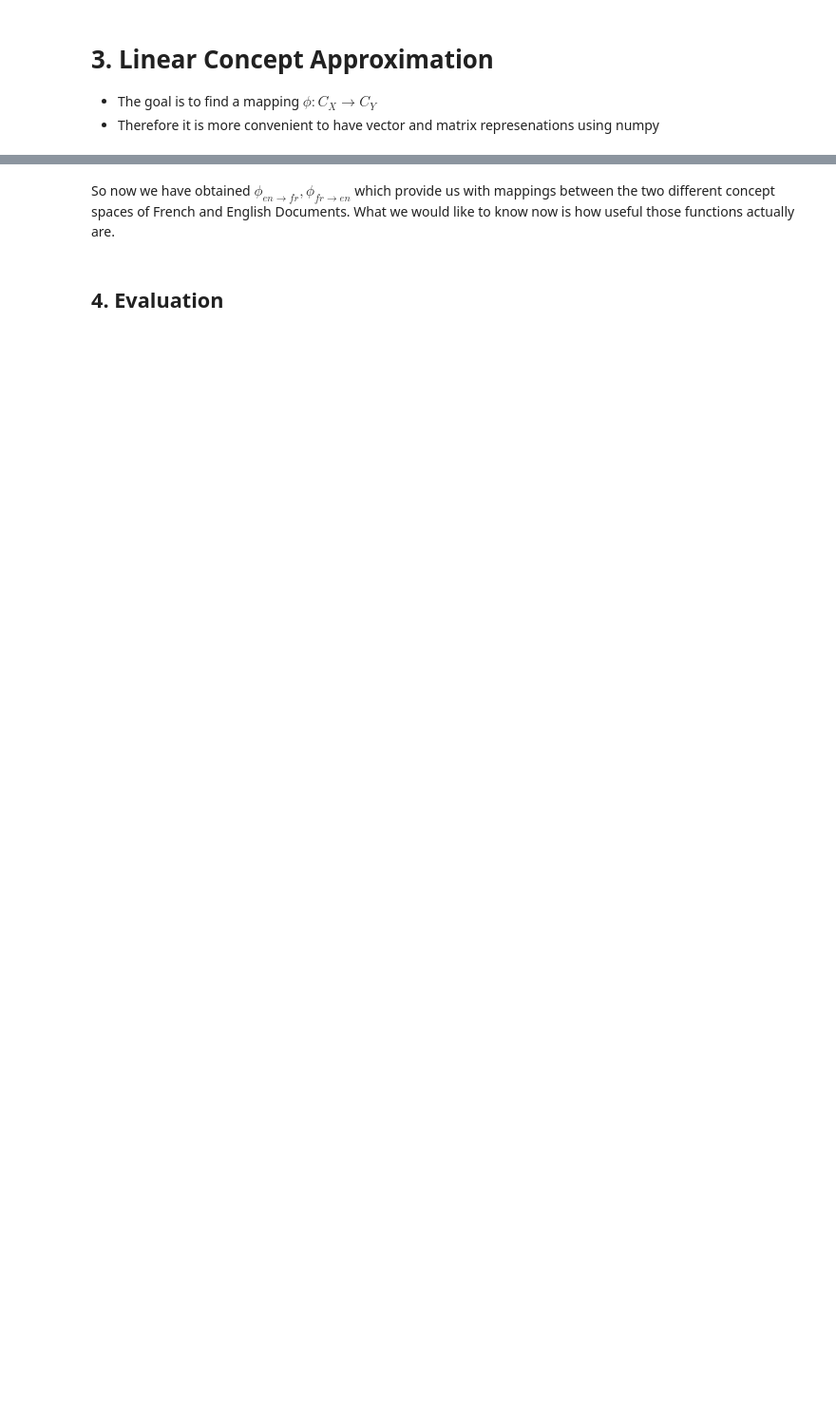
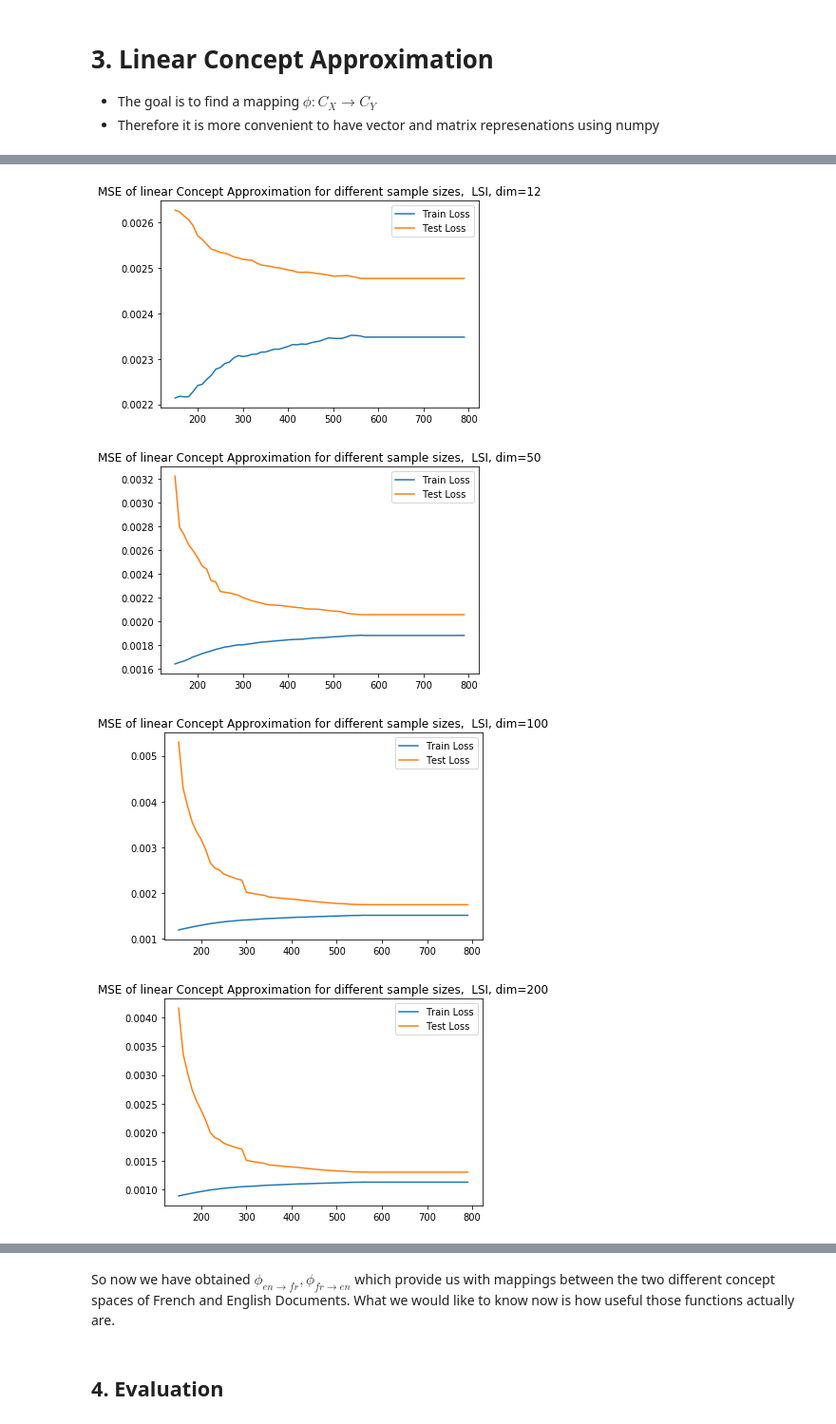
Before and after one commit to marc-lenz/thesis_code, a Jupyter notebook: First Exploration and Tests.ipynb, the cells around one changed output, grey strips where cells are left out. Shown at 95% size. Saved outputs shown, nothing was run; the diff lists cells and outputs as text; code cells hidden in the pictures; blank space fills up the shorter version.

Commit message:
Added multiple parameter settings and plots to notebook

```diff
--- a/First Exploration and Tests.ipynb
+++ b/First Exploration and Tests.ipynb
@@ -20,7 +20,7 @@ import xml.etree.ElementTree as ET
 
 
 # parse an xml file by name
-tree = ET.parse('Data/sample_jrc-en-fr.xml')
+tree = ET.parse('Data/alignedCorpus-en-fr.xml')
 documents = extract_docs_from_jrq_xml(tree, align="documents")
 # %% [markdown]
 Since we want to train models and do some parameter selection later on, it makes sense to split the dataset into a training and test dataset. From now on, we will apply all methods only to the training dataset. Later on, we will use the test dataset to evaluate the performance of the learned functions.
@@ -123,0 +109,17 @@ english_lsi_model[english_corpus_tfidf[2]]
+# %%
+model_dict = dict()
+dimensions = [12, 50, 100, 200]
+
+for dimension in dimensions:
+    french_lsi_model = models.LsiModel(french_corpus_tfidf,
+                            id2word=french_dictionary,
+                            num_topics=dimension)
+
+    english_lsi_model = models.LsiModel(english_corpus_tfidf,
+                            id2word=english_dictionary,
+                            num_topics=dimension)
+
+    lsi_models = {"en": english_lsi_model,
+                 "fr": french_lsi_model}
+
+    model_dict[dimension] = lsi_models
@@ -158,0 +163,42 @@ Now, in order to find the mapping $\phi$, we can set an objective for the functi
+# %%
+meta_train_scores = []
+meta_test_scores = []
+
+
+for dimension in dimensions:
+    english_lsi_vecs = model_dict[dimension]["en_vecs"]
+    english_lsi_vecs = model_dict[dimension]["fr_vecs"]
+
+    for k in range(4):
+        en_vecs_train, en_vecs_test, fr_vecs_train, fr_vecs_test = train_test_split(english_lsi_vecs, french_lsi_vecs, test_size=0.2)
+
+        sample_sizes = [k*10 for k in range(15,80)]
+        train_scores = []
+        test_scores = []
+
+        import matplotlib.pylab as plt
+        from sklearn.metrics import mean_squared_error as mse
+
+        for num in sample_sizes:
+            en_to_fr_clf.fit(en_vecs_train[:num], fr_vecs_train[:num])
+            train_predictions = en_to_fr_clf.predict(en_vecs_train[:num])
+            train_score = mse(train_predictions, fr_vecs_train[:num])
+
+            test_predictions = en_to_fr_clf.predict(en_vecs_test)
+            test_score = mse(test_predictions, fr_vecs_test)
+            train_scores.append(train_score)
+            test_scores.append(test_score)
+
+        meta_train_scores.append(np.asarray(train_scores))
+        meta_test_scores.append(np.asarray(test_scores))
+
+    plt.plot(sample_sizes, np.mean(meta_train_scores, axis=0), label="Train Loss")
+    plt.plot(sample_sizes, np.mean(meta_test_scores, axis=0), label="Test Loss")
+    plt.legend()
+    plt.title("MSE of linear Concept Approximation for different sample sizes,  LSI, dim="+str(dimension))
+    plt.show()
+# %% [output]
+[figure, added]
+[figure, added]
+[figure, added]
+[figure, added]
```
Also changed, not shown: parts of 23 cells of this notebook.
